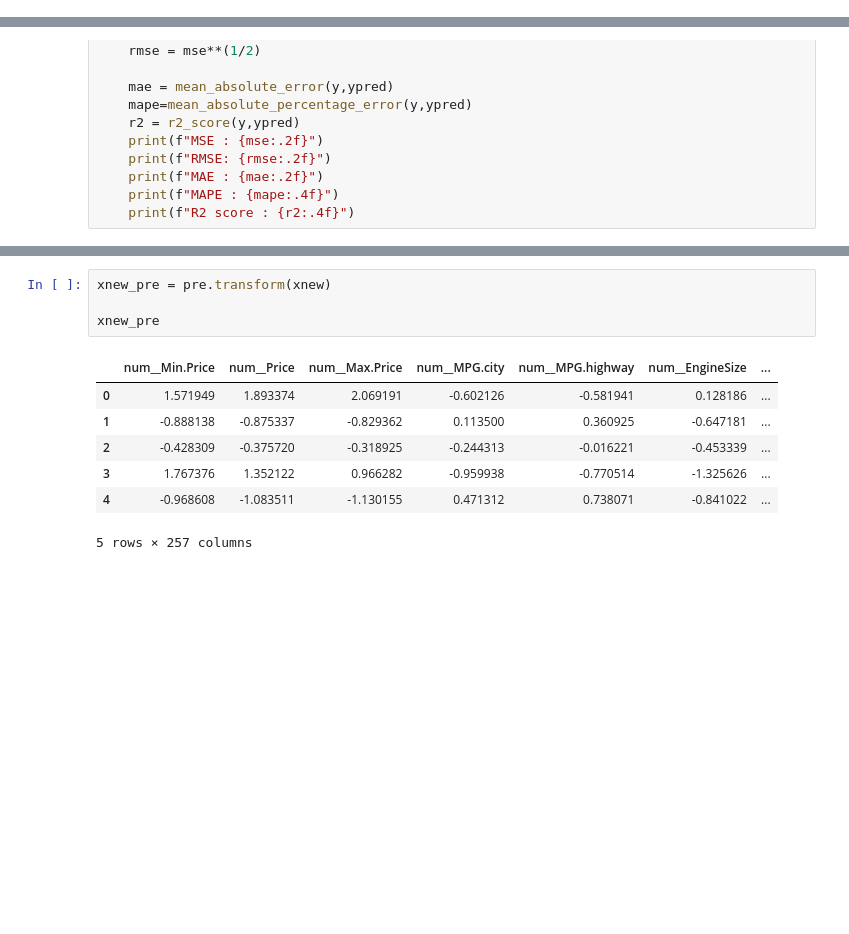
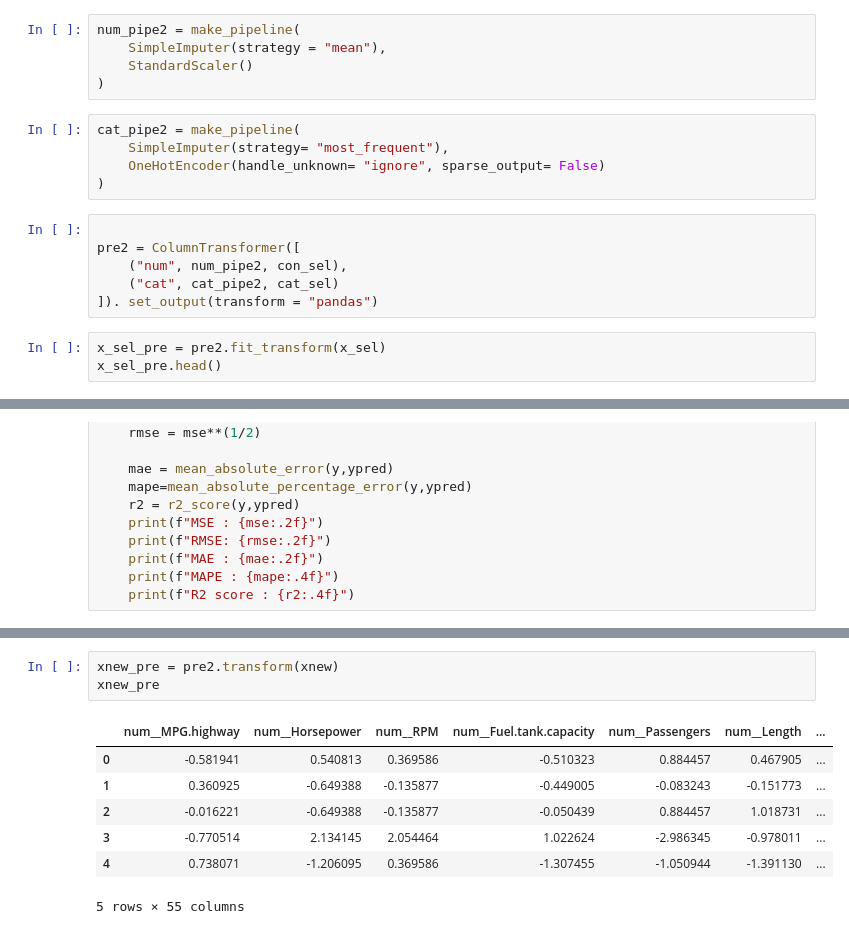
Before and after one commit to pratikshaa12/ML-weekend, a Jupyter notebook: 5. Feature selection/ForwSel.ipynb, the cells around one changed output, grey strips where cells are left out. Drawn from its saved outputs; the diff is of its cells as text; blank space fills up the shorter version.

```diff
--- a/Automated preprocessing/pipe.ipynb
+++ b/5. Feature selection/ForwSel.ipynb
@@ -228,0 +303,19 @@ xtrain,xtest,ytrain,ytest = train_test_split(
+# %%
+num_pipe2 = make_pipeline(
+    SimpleImputer(strategy = "mean"),
+    StandardScaler()
+)
+# %%
+cat_pipe2 = make_pipeline(
+    SimpleImputer(strategy= "most_frequent"),
+    OneHotEncoder(handle_unknown= "ignore", sparse_output= False)
+)
+# %%
+
+pre2 = ColumnTransformer([
+    ("num", num_pipe2, con_sel),
+    ("cat", cat_pipe2, cat_sel)
+]). set_output(transform = "pandas")
+# %%
+x_sel_pre = pre2.fit_transform(x_sel)
+x_sel_pre.head()
@@ -428,15 +486,14 @@ ColumnTransformer(transformers=[('num',
 # %%
-xnew_pre = pre.transform(xnew)
-
+xnew_pre = pre2.transform(xnew)
 xnew_pre
 # %% [output]
-|  | num__Min.Price | num__Price | num__Max.Price | num__MPG.city | num__MPG.highway | num__EngineSize | ... |
-| 0 | 1.571949 | 1.893374 | 2.069191 | -0.602126 | -0.581941 | 0.128186 | ... |
-| 1 | -0.888138 | -0.875337 | -0.829362 | 0.113500 | 0.360925 | -0.647181 | ... |
-| 2 | -0.428309 | -0.375720 | -0.318925 | -0.244313 | -0.016221 | -0.453339 | ... |
-| 3 | 1.767376 | 1.352122 | 0.966282 | -0.959938 | -0.770514 | -1.325626 | ... |
-| 4 | -0.968608 | -1.083511 | -1.130155 | 0.471312 | 0.738071 | -0.841022 | ... |
+|  | num__MPG.highway | num__Horsepower | num__RPM | num__Fuel.tank.capacity | num__Passengers | num__Length | ... |
+| 0 | -0.581941 | 0.540813 | 0.369586 | -0.510323 | 0.884457 | 0.467905 | ... |
+| 1 | 0.360925 | -0.649388 | -0.135877 | -0.449005 | -0.083243 | -0.151773 | ... |
+| 2 | -0.016221 | -0.649388 | -0.135877 | -0.050439 | 0.884457 | 1.018731 | ... |
+| 3 | -0.770514 | 2.134145 | 2.054464 | 1.022624 | -2.986345 | -0.978011 | ... |
+| 4 | 0.738071 | -1.206095 | 0.369586 | -1.307455 | -1.050944 | -1.391130 | ... |
-5 rows × 257 columns
+5 rows × 55 columns
 # %%
 preds = model.predict(xnew_pre)
 preds
```
Also changed, not shown: parts of 79 cells of this notebook, 20 other files.
